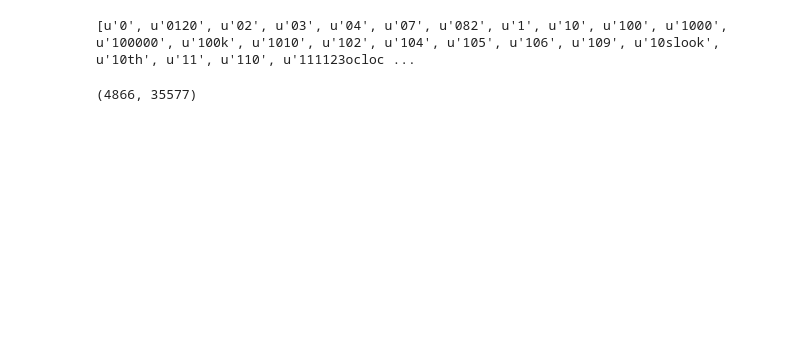
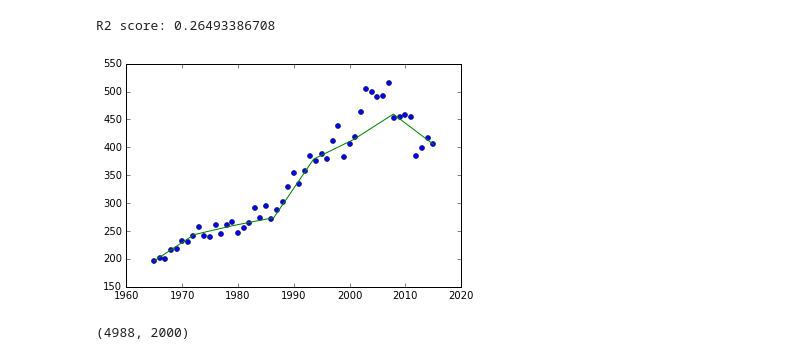
Before and after one commit to samyhajal/song-lyrics, a Jupyter notebook: song-lyrics.ipynb, the cells around one changed output. Saved outputs shown, nothing was run; the diff lists cells and outputs as text; code cells hidden in the pictures; blank space fills up the shorter version.

Commit message:
0.35 r2_score

```diff
--- a/song-lyrics.ipynb
+++ b/song-lyrics.ipynb
@@ -30,0 +22,5 @@ data_word_counts.shape
+# %%
+df = pandas.read_csv('merged.csv')
+df_sorted = df.sort(['Year'], ascending=[1])
+print(df_sorted.shape)
+print(df_sorted['Lyrics'].head())
@@ -31,12 +35,40 @@ data_word_counts.shape
+# %%
+### Benchmark Model
+
+# Count the number of words in each song
+word_counts = [len(row[1]['Lyrics'].replace('\n', ' ').split()) for row in df_sorted.iterrows()]
+X_bench = np.array(word_counts).reshape((len(word_counts), 1))
+y_bench = df_sorted['Year']
+
+# Train test split for benchmark
+X_train_b, X_test_b, y_train_b, y_test_b = train_test_split(X_bench, y_bench, test_size=0.2, random_state=1)
+
+# Initiliaze and train the benchmar model
+benchmark_model = LinearRegression()
+benchmark_model.fit(X_train_b, y_train_b)
+
+# Predict year using the benchmark and print r2 score
+y_pred = benchmark_model.predict(X_test_b)
+print('R2 score: {}'.format(r2_score(y_test_b, y_pred)))
+
+# Plot word count average per year
+aggregations = {'Lyrics': lambda x: np.mean([len(r.replace('\n', ' ').split()) for r in x])}
+
+word_count_avg_per_year = df_sorted.groupby('Year').agg(aggregations)
+x = range(1965, 2016)
+
+# Interpolate the function
+f = interp1d(np.array(x), np.array(word_count_avg_per_year).squeeze(), kind='cubic')
+x_interp = np.linspace(1965, 2015, num=8, endpoint=True)
+
+# Plot
+plt.plot(x, word_count_avg_per_year, 'o', x_interp, f(x_interp), '-', color='green', markerfacecolor='blue', markersize=5)
+plt.show()
+# %% [output]
+R2 score: 0.26493386708
+[figure, added]
 # %%
-import nltk
-import string
-import os
-
-from sklearn.feature_extraction.text import TfidfVectorizer
-from nltk.stem.porter import PorterStemmer
-
-from nltk.corpus import stopwords
+### Vectorizing the data
 
 stemmer = PorterStemmer()
 
@@ -54,18 +86,14 @@ def tokenize(text):
 
 result = []
 
-for row in df_no_whitespace.iterrows():
+for row in df.iterrows():
     text = row[1]['Lyrics']
     lowers = text.lower()
     no_punctuation = lowers.translate(None, string.punctuation)
     result.append(no_punctuation)
 
-tfidf = TfidfVectorizer(tokenizer=tokenize, stop_words='english', encoding='latin-1')
+tfidf = TfidfVectorizer(tokenizer=tokenize, stop_words='english', encoding='latin-1', max_features=2000, binary=True, sublinear_tf=True)
 tfs = tfidf.fit_transform(result)
+tfs.shape
+# %% [output]
+(4988, 2000)
-# %%
-print(tfidf.get_feature_names())
-tfs.shape
-#print(tfs[5,:])
-# %% [output]
-[u'0', u'0120', u'02', u'03', u'04', u'07', u'082', u'1', u'10', u'100', u'1000', u'100000', u'100k', u'1010', u'102', u'104', u'105', u'106', u'109', u'10slook', u'10th', u'11', u'110', u'111123ocloc ...
-(4866, 35577)
```
Also changed, not shown: parts of 22 cells of this notebook, 1 other file.
